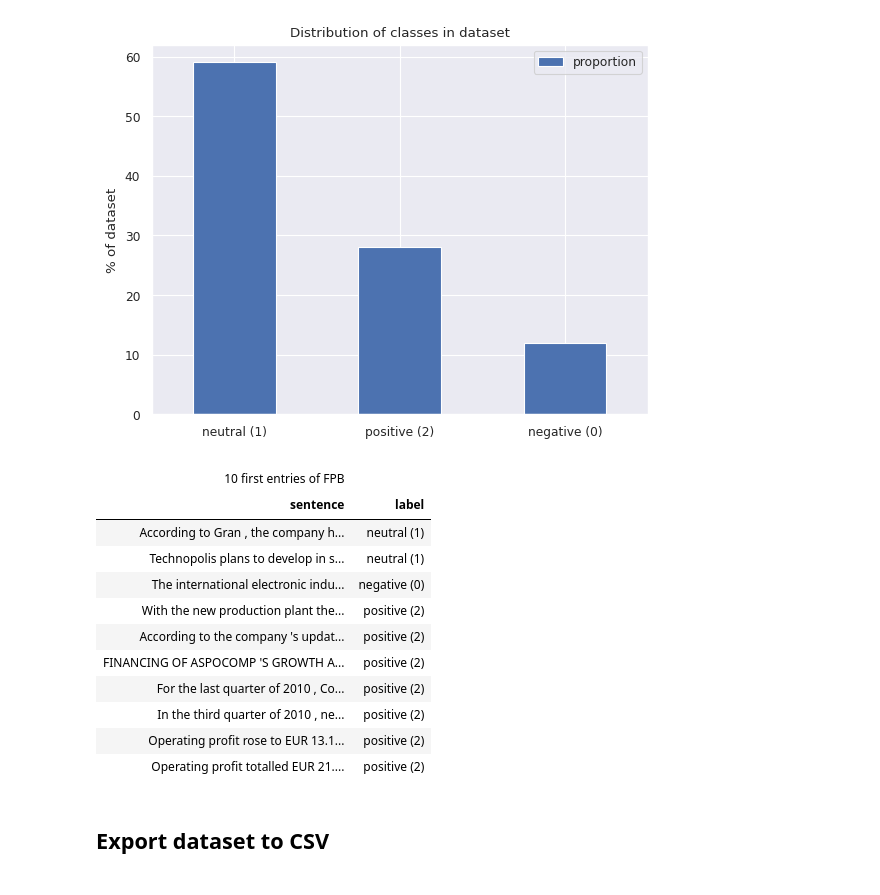
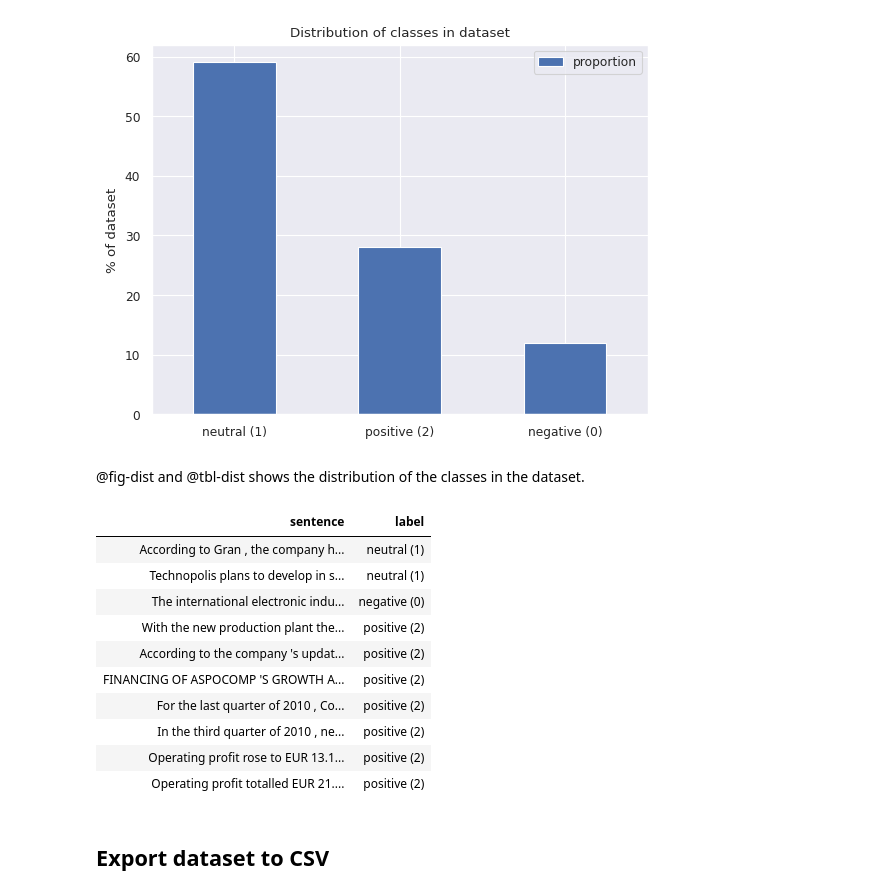
Before and after one commit to KevorkSulahian/agentic-llm-for-better-results, a Jupyter notebook: data/fpb/fpb.ipynb, the cells around one changed output. Saved outputs shown, nothing was run; the diff lists cells and outputs as text; code cells hidden in the pictures.

```diff
--- a/data/fpb/fpb.ipynb
+++ b/data/fpb/fpb.ipynb
@@ -79,26 +94,29 @@ class_dist_df.plot(
 plt.show()
 # %% [output]
 [figure]
+# %% [markdown]
+@fig-dist and @tbl-dist shows the distribution of the classes in the dataset.
 # %%
+# | label: tbl-entries
+# | tbl-cap: 10 first entries of FPB
+
+
 def style_positive(df: pd.DataFrame):
     return df["label"] == "positive (2)"
 
 
 def style_negative(df: pd.DataFrame):
     return df["label"] == "negative (0)"
 
 
-GT(df.head(10)).tab_header("10 first entries of FPB").cols_width(
-    cases={"sentence": "800px"}
-).tab_style(
+GT(df.head(10)).cols_width(cases={"sentence": "80%"}).tab_style(
     style=style.fill(color="lightgreen"),
     locations=loc.body(columns=["label"], rows=style_positive),
 ).tab_style(
     style=style.fill(color="pink"),
     locations=loc.body(columns=["label"], rows=style_negative),
 )
 # %% [output]
-| 10 first entries of FPB |  |
 | sentence | label |
 | According to Gran , the company h... | neutral (1) |
 | Technopolis plans to develop in s... | neutral (1) |
```
Also changed, not shown: parts of 6 cells of this notebook.
